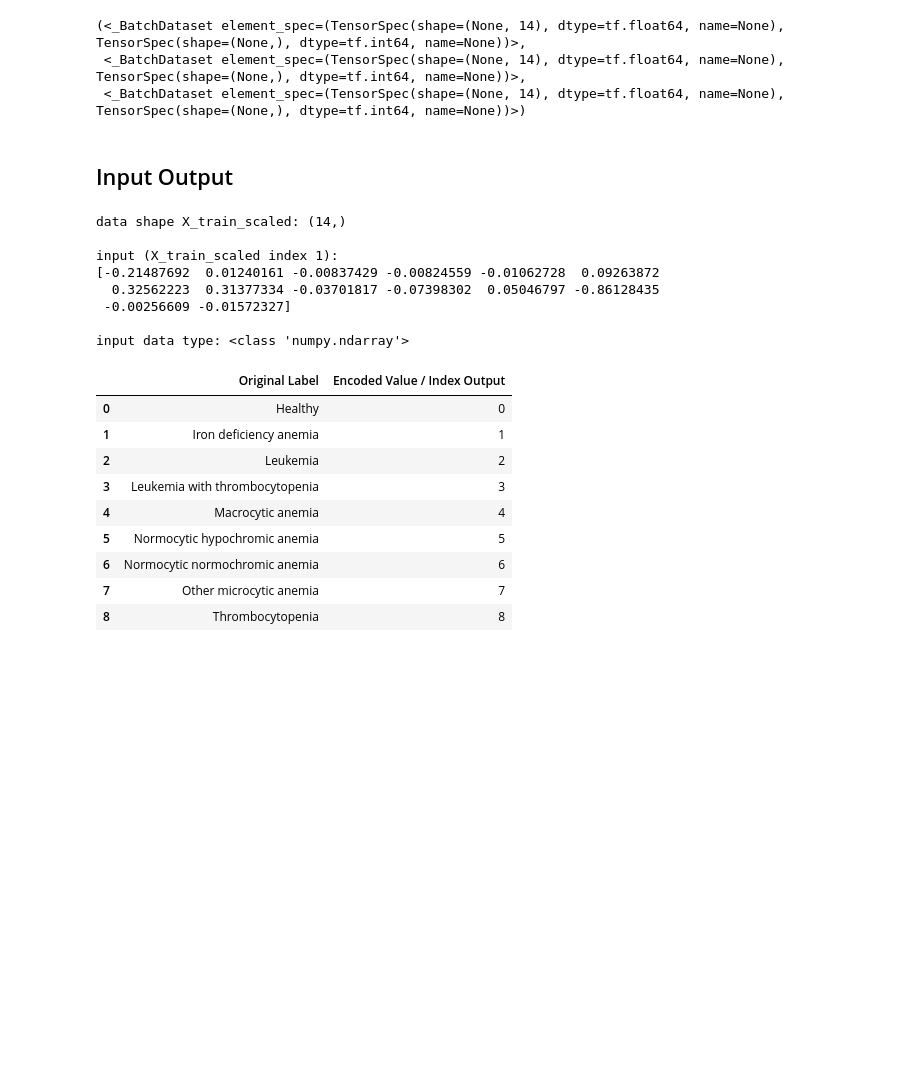
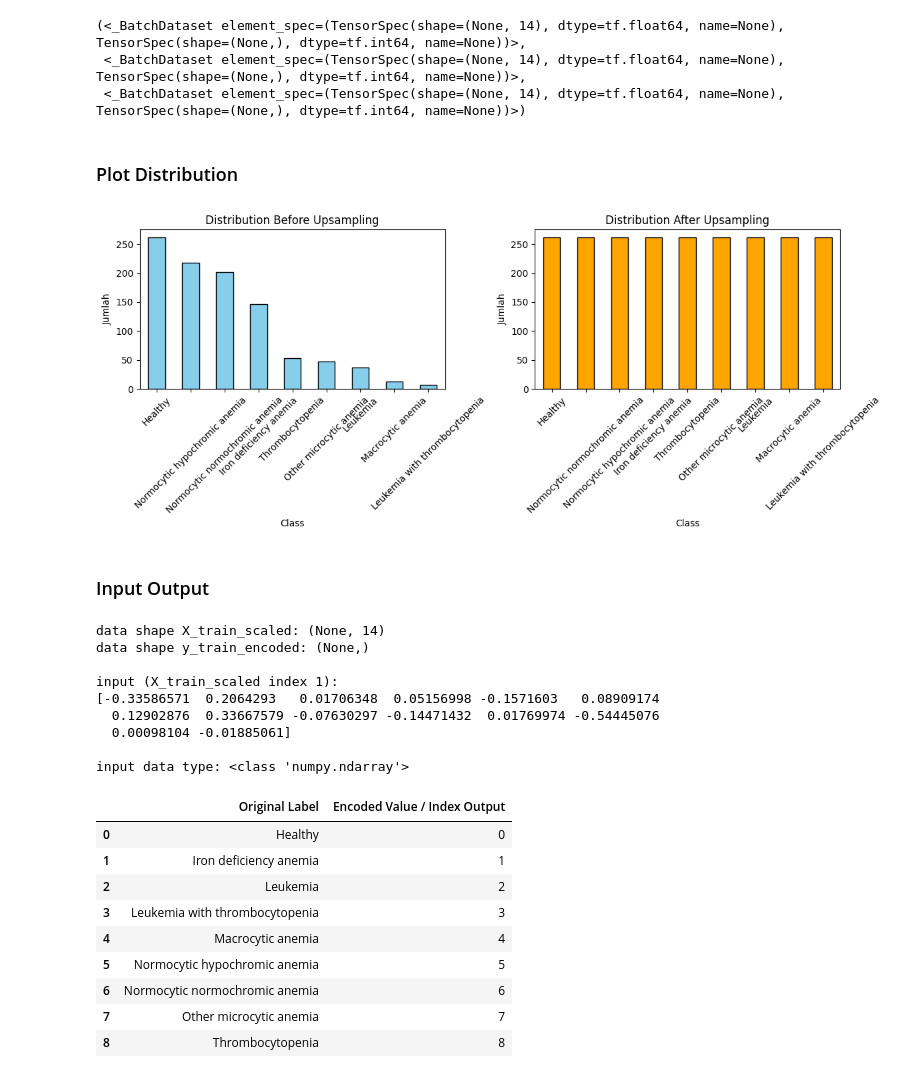
Before and after one commit to muhammadarya11/AnemiCare, a Jupyter notebook: Capstone_Anemia_Prediction.ipynb, the cells around one changed output. Drawn from its saved outputs; the diff is of its cells as text; code cells hidden in the pictures; blank space fills up the shorter version.

```diff
--- a/Capstone_Anemia_Prediction.ipynb
+++ b/Capstone_Anemia_Prediction.ipynb
@@ -241,8 +250,7 @@ plt.show()
 # %% [markdown]
 ## Data Preprocessing
 # %%
-from sklearn.model_selection import train_test_split
-from sklearn.preprocessing import StandardScaler, LabelEncoder
+from imblearn.over_sampling import RandomOverSampler
 
 X = df.drop('Diagnosis', axis=1)  # feature
 y = df['Diagnosis']  # label
@@ -251,15 +259,19 @@ y = df['Diagnosis']  # label
 X_train, X_temp, y_train, y_temp = train_test_split(X, y, test_size=0.2, random_state=42)
 X_val, X_test, y_val, y_test = train_test_split(X_temp, y_temp, test_size=0.5, random_state=42)
 
+# upsampling data
+ros = RandomOverSampler(random_state=42)
+X_train_resampled, y_train_resampled = ros.fit_resample(X_train, y_train)
+
 # data normalization
 sc = StandardScaler()
-X_train_scaled = sc.fit_transform(X_train)
+X_train_scaled = sc.fit_transform(X_train_resampled)
 X_val_scaled = sc.transform(X_val)
 X_test_scaled = sc.transform(X_test)
 
 # konversi label string
 label_encoder = LabelEncoder()
-y_train_encoded = label_encoder.fit_transform(y_train)
+y_train_encoded = label_encoder.fit_transform(y_train_resampled)
 y_val_encoded = label_encoder.transform(y_val)
 y_test_encoded = label_encoder.transform(y_test)
 
@@ -268,7 +280,7 @@ train_dataset = tf.data.Dataset.from_tensor_slices((X_train_scaled, y_train_enco
 val_dataset = tf.data.Dataset.from_tensor_slices((X_val_scaled, y_val_encoded))
 test_dataset = tf.data.Dataset.from_tensor_slices((X_test_scaled, y_test_encoded))
 
-# mengatur shuffle dan batch size
+# shuffle, buffer, and batch
 train_dataset = train_dataset.shuffle(buffer_size=1000).batch(32)
 val_dataset = val_dataset.batch(32)
 test_dataset = test_dataset.batch(32)
@@ -278,12 +290,42 @@ train_dataset, val_dataset, test_dataset
 (<_BatchDataset element_spec=(TensorSpec(shape=(None, 14), dtype=tf.float64, name=None), TensorSpec(shape=(None,), dtype=tf.int64, name=None))>,
  <_BatchDataset element_spec=(TensorSpec(shape=(None, 14), dtype=tf.float64, name=None), TensorSpec(shape=(None,), dtype=tf.int64, name=None))>,
  <_BatchDataset element_spec=(TensorSpec(shape=(None, 14), dtype=tf.float64, name=None), TensorSpec(shape=(None,), dtype=tf.int64, name=None))>)
+# %% [markdown]
+### Plot Distribution
+# %%
+# plot distribution after upsampling
+import matplotlib.pyplot as plt
+
+y_train_original_counts = y_train.value_counts()
+y_train_resampled_counts = pd.Series(y_train_resampled).value_counts()
+
+plt.figure(figsize=(12, 5))
+
+plt.subplot(1, 2, 1)
+y_train_original_counts.plot(kind='bar', color='skyblue', edgecolor='black')
+plt.title('Distribution Before Upsampling')
+plt.xlabel('Class')
+plt.ylabel('Jumlah')
+plt.xticks(rotation=45)
+
+plt.subplot(1, 2, 2)
+y_train_resampled_counts.plot(kind='bar', color='orange', edgecolor='black')
+plt.title('Distribution After Upsampling')
+plt.xlabel('Class')
+plt.ylabel('Jumlah')
+plt.xticks(rotation=45)
+
+plt.tight_layout()
+plt.show()
+# %% [output]
+[figure, added]
 # %% [markdown]
-## Input Output
+### Input Output
 # %%
 # check input shape
 
-print("data shape X_train_scaled:", X_train_scaled[0].shape)
+print("data shape X_train_scaled:", train_dataset.element_spec[0].shape)
+print("data shape y_train_encoded:", train_dataset.element_spec[1].shape)
 print()
 
 print("input (X_train_scaled index 1):")
@@ -292,12 +334,13 @@ print()
 
 print("input data type:", type(X_train_scaled))
 # %% [output]
-data shape X_train_scaled: (14,)
+data shape X_train_scaled: (None, 14)
+data shape y_train_encoded: (None,)
 
 input (X_train_scaled index 1):
-[-0.21487692  0.01240161 -0.00837429 -0.00824559 -0.01062728  0.09263872
-  0.32562223  0.31377334 -0.03701817 -0.07398302  0.05046797 -0.86128435
- -0.00256609 -0.01572327]
+[-0.33586571  0.2064293   0.01706348  0.05156998 -0.1571603   0.08909174
+  0.12902876  0.33667579 -0.07630297 -0.14471432  0.01769974 -0.54445076
+  0.00098104 -0.01885061]
 
 input data type: <class 'numpy.ndarray'>
 # %%
```
Also changed, not shown: parts of 56 cells of this notebook.
